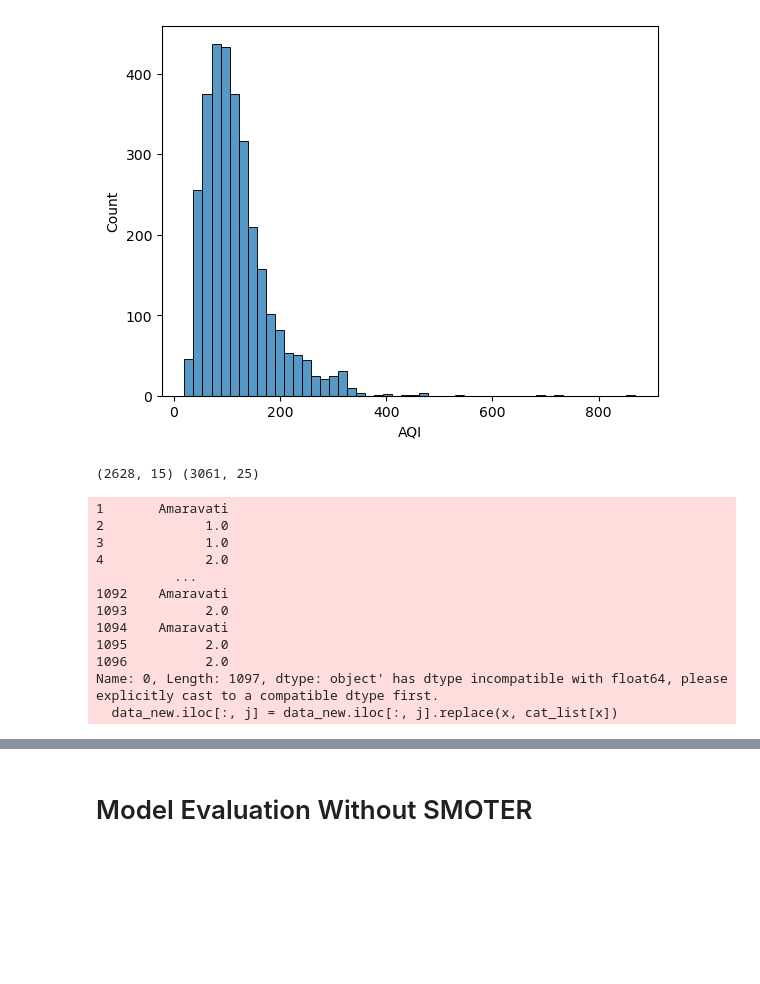
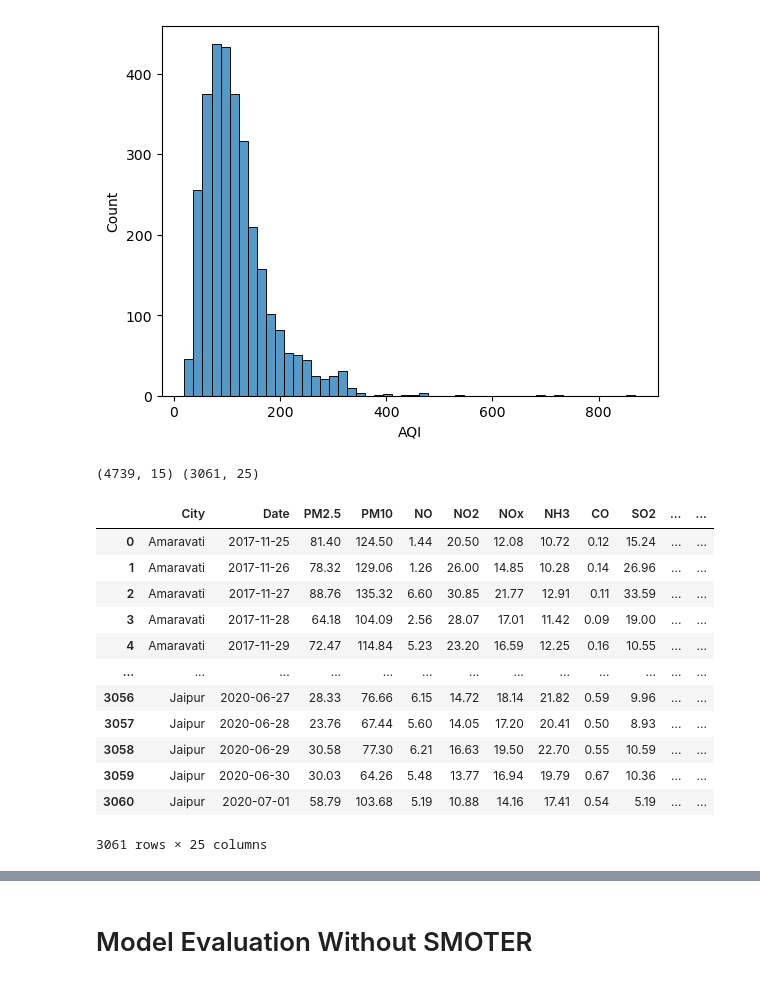
Before and after one commit to Luke1709/CSC-40080, a Jupyter notebook: final.ipynb, the cells around one changed output, grey strips where cells are left out. Drawn from its saved outputs; the diff is of its cells as text; code cells hidden in the pictures; blank space fills up the shorter version.

```diff
--- a/final.ipynb
+++ b/final.ipynb
@@ -826,22 +826,26 @@ sns.histplot(model_data['AQI'], bins=50)
 # %%
 import smogn
 
-# Implement SMOTER
-model_data_smoter = smogn.smoter(data=model_data,y='AQI')
+# Implement SMOTER to synthesise extreme data points due to skewness of AQI
+model_data_smoter = smogn.smoter(data=model_data,y='AQI', samp_method='extreme')
 
 # Print sizes of dataframe
 print(model_data_smoter.shape, data_new.shape)
 # %% [output]
-(2628, 15) (3061, 25)
+(4739, 15) (3061, 25)
-1       Amaravati
-2             1.0
-3             1.0
-4             2.0
-          ...
-1092    Amaravati
-1093          2.0
-1094    Amaravati
-1095          2.0
-1096          2.0
-Name: 0, Length: 1097, dtype: object' has dtype incompatible with float64, please explicitly cast to a compatible dtype first.
-  data_new.iloc[:, j] = data_new.iloc[:, j].replace(x, cat_list[x])
+# %%
+data_new
+# %% [output]
+|  | City | Date | PM2.5 | PM10 | NO | NO2 | NOx | NH3 | CO | SO2 | ... | ... |
+| 0 | Amaravati | 2017-11-25 | 81.40 | 124.50 | 1.44 | 20.50 | 12.08 | 10.72 | 0.12 | 15.24 | ... | ... |
+| 1 | Amaravati | 2017-11-26 | 78.32 | 129.06 | 1.26 | 26.00 | 14.85 | 10.28 | 0.14 | 26.96 | ... | ... |
+| 2 | Amaravati | 2017-11-27 | 88.76 | 135.32 | 6.60 | 30.85 | 21.77 | 12.91 | 0.11 | 33.59 | ... | ... |
+| 3 | Amaravati | 2017-11-28 | 64.18 | 104.09 | 2.56 | 28.07 | 17.01 | 11.42 | 0.09 | 19.00 | ... | ... |
+| 4 | Amaravati | 2017-11-29 | 72.47 | 114.84 | 5.23 | 23.20 | 16.59 | 12.25 | 0.16 | 10.55 | ... | ... |
+| ... | ... | ... | ... | ... | ... | ... | ... | ... | ... | ... | ... | ... |
+| 3056 | Jaipur | 2020-06-27 | 28.33 | 76.66 | 6.15 | 14.72 | 18.14 | 21.82 | 0.59 | 9.96 | ... | ... |
+| 3057 | Jaipur | 2020-06-28 | 23.76 | 67.44 | 5.60 | 14.05 | 17.20 | 20.41 | 0.50 | 8.93 | ... | ... |
+| 3058 | Jaipur | 2020-06-29 | 30.58 | 77.30 | 6.21 | 16.63 | 19.50 | 22.70 | 0.55 | 10.59 | ... | ... |
+| 3059 | Jaipur | 2020-06-30 | 30.03 | 64.26 | 5.48 | 13.77 | 16.94 | 19.79 | 0.67 | 10.36 | ... | ... |
+| 3060 | Jaipur | 2020-07-01 | 58.79 | 103.68 | 5.19 | 10.88 | 14.16 | 17.41 | 0.54 | 5.19 | ... | ... |
+3061 rows × 25 columns
```
Also changed, not shown: parts of 28 cells of this notebook, 1 other file.
